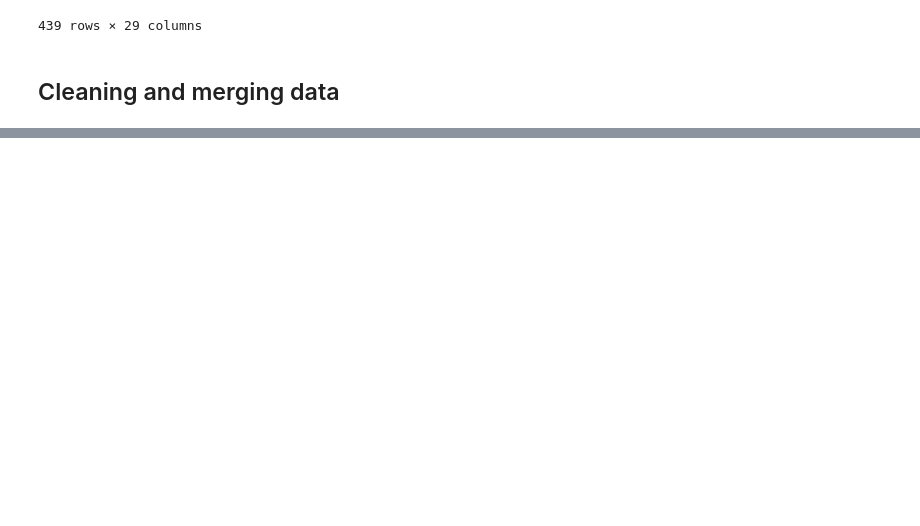
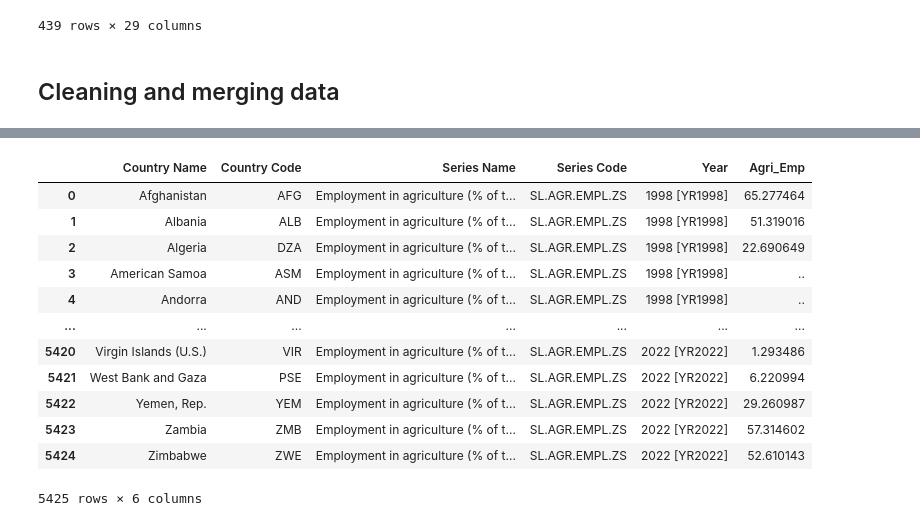
Before and after one commit to PhakphumJ/Thesis_code, a Jupyter notebook: ILO_WDI_code.ipynb, the cells around one changed output, grey strips where cells are left out. Cells and saved outputs as stored; diff of their text form; code cells hidden in the pictures; blank space fills up the shorter version.

```diff
--- a/ILO_WDI_code.ipynb
+++ b/ILO_WDI_code.ipynb
@@ -76,0 +77,9 @@ Final_EDU_DF
+# %%
+### Pivot the WB data. Have each Series as a column.
+## First, create two new dataframes. One for each series.
+
+## GDP
+GDP_DF = data_WB[data_WB['Series Name'] == 'GDP per capita, PPP (constant 2017 international $)']
+
+## Agricultural Employment
+Agri_Emp_DF = data_WB[data_WB['Series Name'] == 'Employment in agriculture (% of total employment) (modeled ILO estimate)']
@@ -76,0 +90,16 @@ Final_EDU_DF
+# %%
+Agri_Emp_DF
+# %% [output]
+|  | Country Name | Country Code | Series Name | Series Code | Year | Agri_Emp |
+| 0 | Afghanistan | AFG | Employment in agriculture (% of t... | SL.AGR.EMPL.ZS | 1998 [YR1998] | 65.277464 |
+| 1 | Albania | ALB | Employment in agriculture (% of t... | SL.AGR.EMPL.ZS | 1998 [YR1998] | 51.319016 |
+| 2 | Algeria | DZA | Employment in agriculture (% of t... | SL.AGR.EMPL.ZS | 1998 [YR1998] | 22.690649 |
+| 3 | American Samoa | ASM | Employment in agriculture (% of t... | SL.AGR.EMPL.ZS | 1998 [YR1998] | .. |
+| 4 | Andorra | AND | Employment in agriculture (% of t... | SL.AGR.EMPL.ZS | 1998 [YR1998] | .. |
+| ... | ... | ... | ... | ... | ... | ... |
+| 5420 | Virgin Islands (U.S.) | VIR | Employment in agriculture (% of t... | SL.AGR.EMPL.ZS | 2022 [YR2022] | 1.293486 |
+| 5421 | West Bank and Gaza | PSE | Employment in agriculture (% of t... | SL.AGR.EMPL.ZS | 2022 [YR2022] | 6.220994 |
+| 5422 | Yemen, Rep. | YEM | Employment in agriculture (% of t... | SL.AGR.EMPL.ZS | 2022 [YR2022] | 29.260987 |
+| 5423 | Zambia | ZMB | Employment in agriculture (% of t... | SL.AGR.EMPL.ZS | 2022 [YR2022] | 57.314602 |
+| 5424 | Zimbabwe | ZWE | Employment in agriculture (% of t... | SL.AGR.EMPL.ZS | 2022 [YR2022] | 52.610143 |
+5425 rows × 6 columns
```
Also changed, not shown: parts of 11 cells of this notebook.
